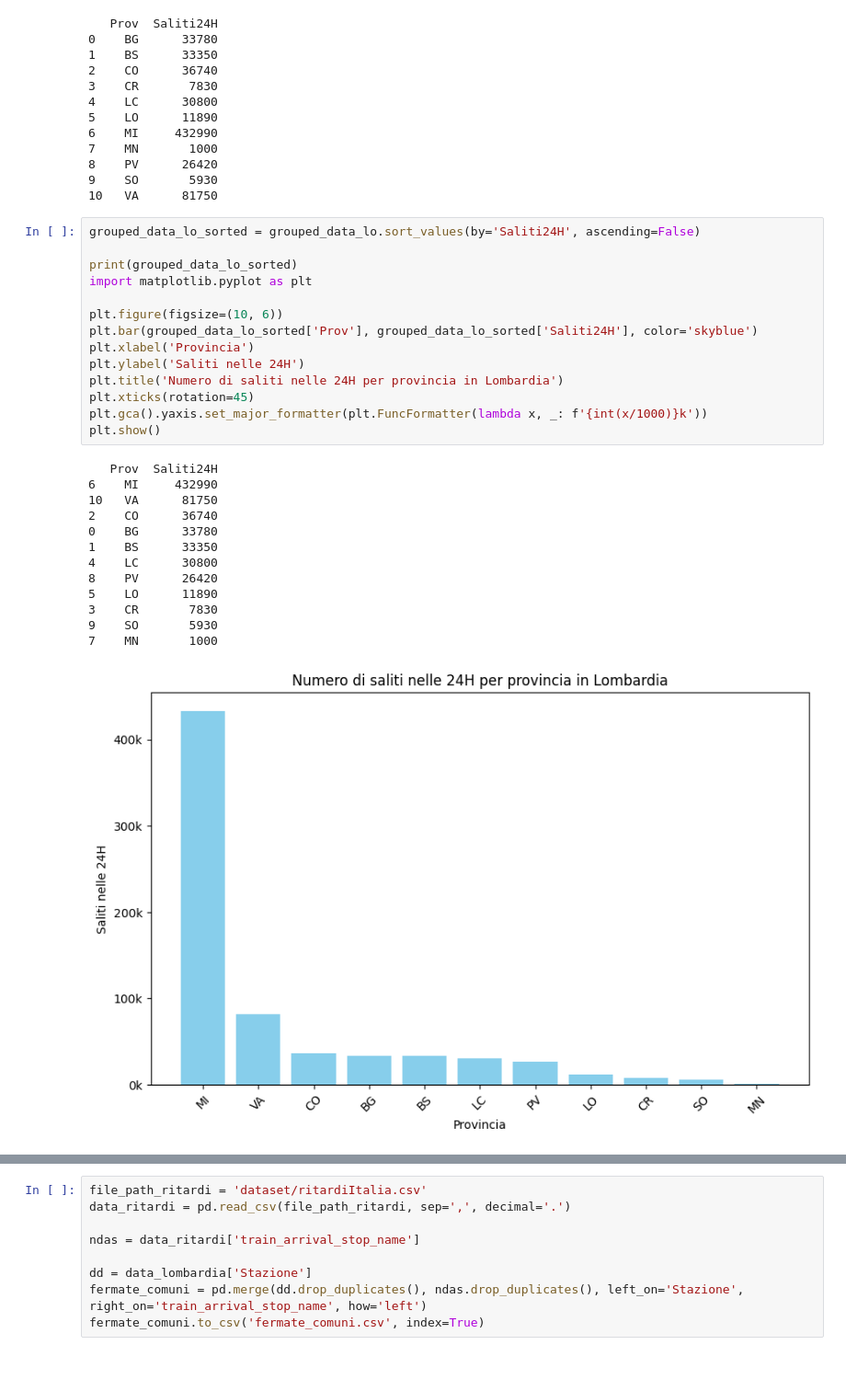
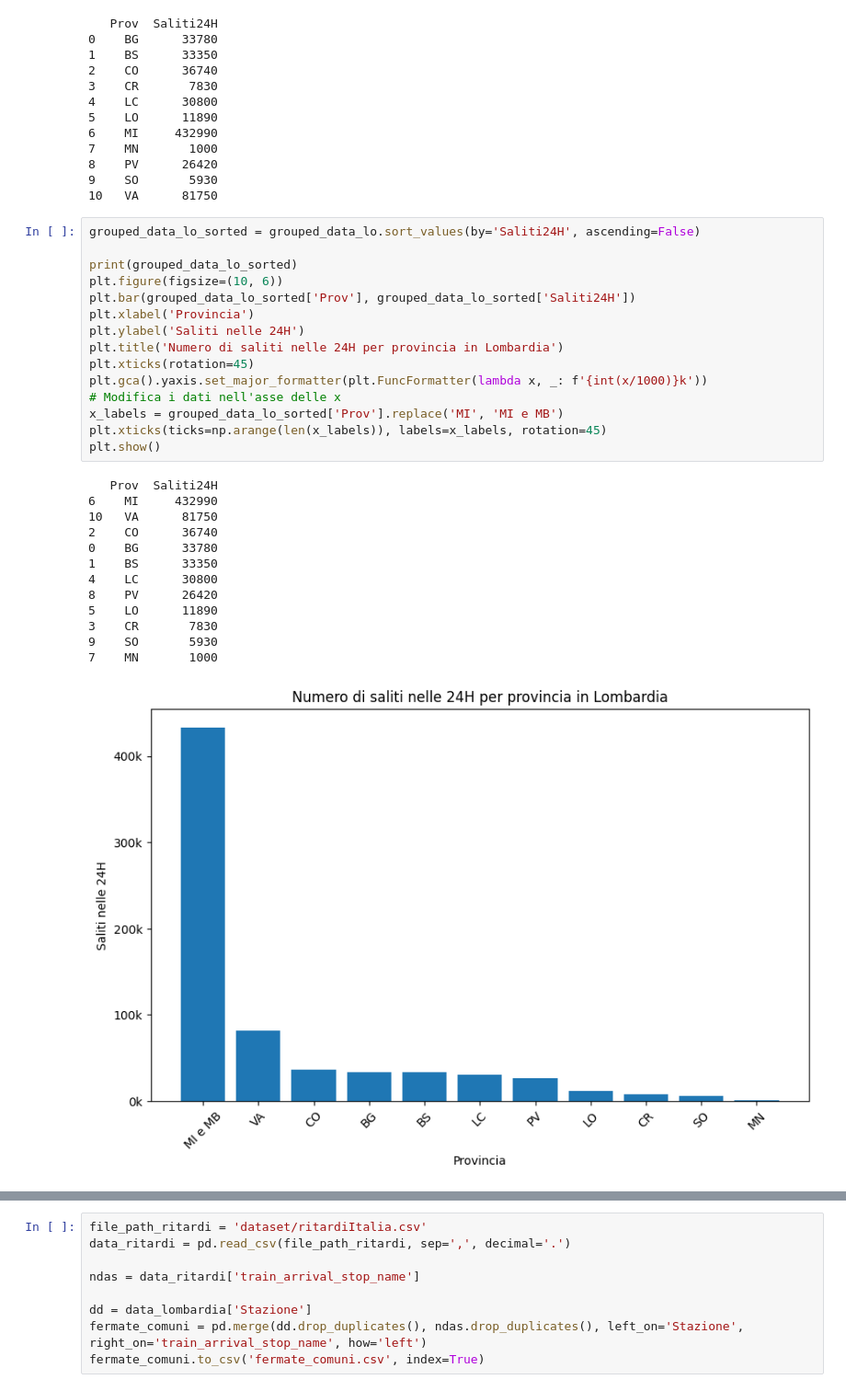
Before and after one commit to alemele01/vs24, a Jupyter notebook: pendolariItalia.ipynb, the cells around one changed output, grey strips where cells are left out. Shown at 92% size. Cells and saved outputs as stored; diff of their text form; blank space fills up the shorter version.

```diff
--- a/pendolariItalia.ipynb
+++ b/pendolariItalia.ipynb
@@ -47,29 +47,30 @@ print(grouped_data_lo)
 # %%
 grouped_data_lo_sorted = grouped_data_lo.sort_values(by='Saliti24H', ascending=False)
 
 print(grouped_data_lo_sorted)
-import matplotlib.pyplot as plt
-
 plt.figure(figsize=(10, 6))
-plt.bar(grouped_data_lo_sorted['Prov'], grouped_data_lo_sorted['Saliti24H'], color='skyblue')
+plt.bar(grouped_data_lo_sorted['Prov'], grouped_data_lo_sorted['Saliti24H'])
 plt.xlabel('Provincia')
 plt.ylabel('Saliti nelle 24H')
 plt.title('Numero di saliti nelle 24H per provincia in Lombardia')
 plt.xticks(rotation=45)
 plt.gca().yaxis.set_major_formatter(plt.FuncFormatter(lambda x, _: f'{int(x/1000)}k'))
+# Modifica i dati nell'asse delle x
+x_labels = grouped_data_lo_sorted['Prov'].replace('MI', 'MI e MB')
+plt.xticks(ticks=np.arange(len(x_labels)), labels=x_labels, rotation=45)
 plt.show()
 # %% [output]
    Prov  Saliti24H
 6    MI     432990
 10   VA      81750
 2    CO      36740
 0    BG      33780
 1    BS      33350
 4    LC      30800
 8    PV      26420
 5    LO      11890
 3    CR       7830
 9    SO       5930
 7    MN       1000
-[figure, old version]
+[figure, new version]
 # %%
```
Also changed, not shown: parts of 6 cells of this notebook.
